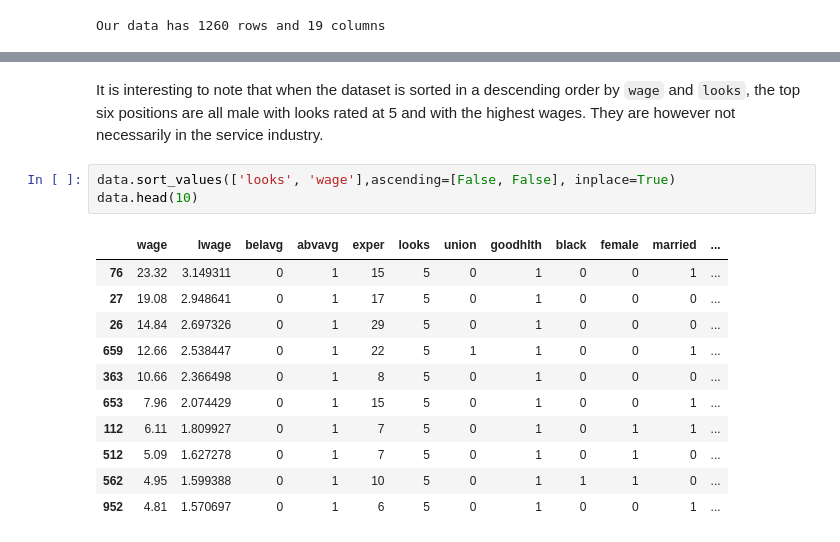
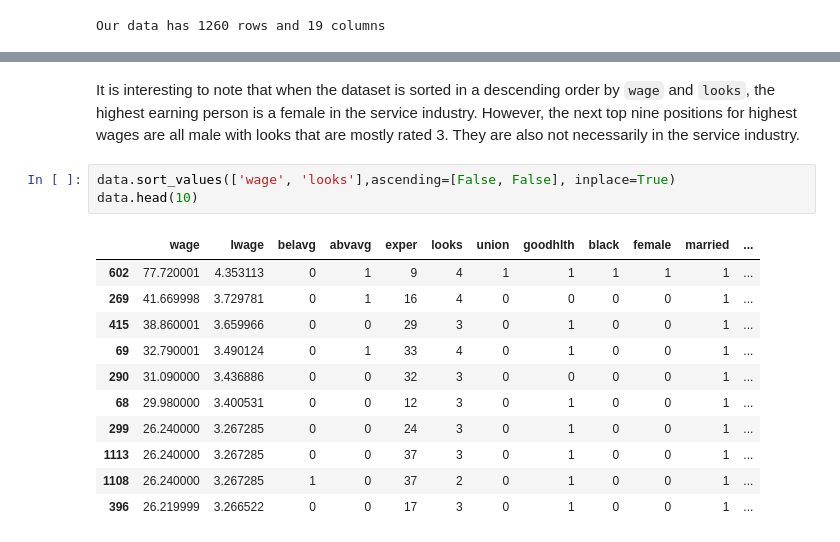
Before and after one commit to shrutirao94/beauty-and-the-labour-market, a Jupyter notebook: Beauty and the Labour Market.ipynb, the cells around one changed output, grey strips where cells are left out. Cells and saved outputs as stored; diff of their text form.

Commit message:
Data Description and Variable Analysis
Examined and discussed significant variables.

```diff
--- a/Beauty and the Labour Market.ipynb
+++ b/Beauty and the Labour Market.ipynb
@@ -48,19 +88,19 @@ data.describe()
 | 75% | 7.695000 | 2.040570 | 0.000000 | 1.000000 | 27.000000 | 4.000000 | 1.000000 | 1.000000 | 0.000000 | 1.000000 | 1.000000 | ... |
 | max | 77.720001 | 4.353113 | 1.000000 | 1.000000 | 48.000000 | 5.000000 | 1.000000 | 1.000000 | 1.000000 | 1.000000 | 1.000000 | ... |
 # %% [markdown]
-It is interesting to note that when the dataset is sorted in a descending order by `wage` and `looks`, the top six positions are all male with looks rated at 5 and with the highest wages. They are however not necessarily in the service industry.
+It is interesting to note that when the dataset is sorted in a descending order by `wage` and `looks`, the highest earning person is a female in the service industry. However, the next top nine positions for highest wages are all male with looks that are mostly rated 3. They are also not necessarily in the service industry.
 # %%
-data.sort_values(['looks', 'wage'],ascending=[False, False], inplace=True)
+data.sort_values(['wage', 'looks'],ascending=[False, False], inplace=True)
 data.head(10)
 # %% [output]
 |  | wage | lwage | belavg | abvavg | exper | looks | union | goodhlth | black | female | married | ... |
-| 76 | 23.32 | 3.149311 | 0 | 1 | 15 | 5 | 0 | 1 | 0 | 0 | 1 | ... |
-| 27 | 19.08 | 2.948641 | 0 | 1 | 17 | 5 | 0 | 1 | 0 | 0 | 0 | ... |
-| 26 | 14.84 | 2.697326 | 0 | 1 | 29 | 5 | 0 | 1 | 0 | 0 | 0 | ... |
-| 659 | 12.66 | 2.538447 | 0 | 1 | 22 | 5 | 1 | 1 | 0 | 0 | 1 | ... |
-| 363 | 10.66 | 2.366498 | 0 | 1 | 8 | 5 | 0 | 1 | 0 | 0 | 0 | ... |
-| 653 | 7.96 | 2.074429 | 0 | 1 | 15 | 5 | 0 | 1 | 0 | 0 | 1 | ... |
-| 112 | 6.11 | 1.809927 | 0 | 1 | 7 | 5 | 0 | 1 | 0 | 1 | 1 | ... |
-| 512 | 5.09 | 1.627278 | 0 | 1 | 7 | 5 | 0 | 1 | 0 | 1 | 0 | ... |
-| 562 | 4.95 | 1.599388 | 0 | 1 | 10 | 5 | 0 | 1 | 1 | 1 | 0 | ... |
-| 952 | 4.81 | 1.570697 | 0 | 1 | 6 | 5 | 0 | 1 | 0 | 0 | 1 | ... |
+| 602 | 77.720001 | 4.353113 | 0 | 1 | 9 | 4 | 1 | 1 | 1 | 1 | 1 | ... |
+| 269 | 41.669998 | 3.729781 | 0 | 1 | 16 | 4 | 0 | 0 | 0 | 0 | 1 | ... |
+| 415 | 38.860001 | 3.659966 | 0 | 0 | 29 | 3 | 0 | 1 | 0 | 0 | 1 | ... |
+| 69 | 32.790001 | 3.490124 | 0 | 1 | 33 | 4 | 0 | 1 | 0 | 0 | 1 | ... |
+| 290 | 31.090000 | 3.436886 | 0 | 0 | 32 | 3 | 0 | 0 | 0 | 0 | 1 | ... |
+| 68 | 29.980000 | 3.400531 | 0 | 0 | 12 | 3 | 0 | 1 | 0 | 0 | 1 | ... |
+| 299 | 26.240000 | 3.267285 | 0 | 0 | 24 | 3 | 0 | 1 | 0 | 0 | 1 | ... |
+| 1113 | 26.240000 | 3.267285 | 0 | 0 | 37 | 3 | 0 | 1 | 0 | 0 | 1 | ... |
+| 1108 | 26.240000 | 3.267285 | 1 | 0 | 37 | 2 | 0 | 1 | 0 | 0 | 1 | ... |
+| 396 | 26.219999 | 3.266522 | 0 | 0 | 17 | 3 | 0 | 1 | 0 | 0 | 1 | ... |
```
Also changed, not shown: parts of 10 cells of this notebook.
